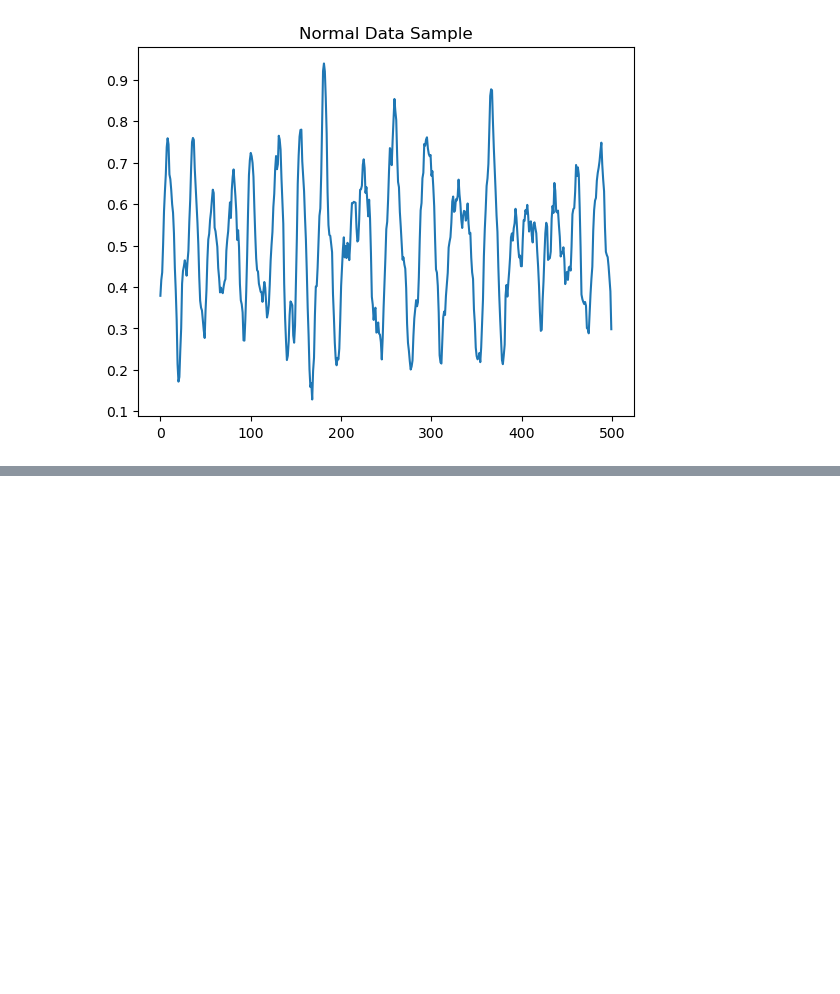
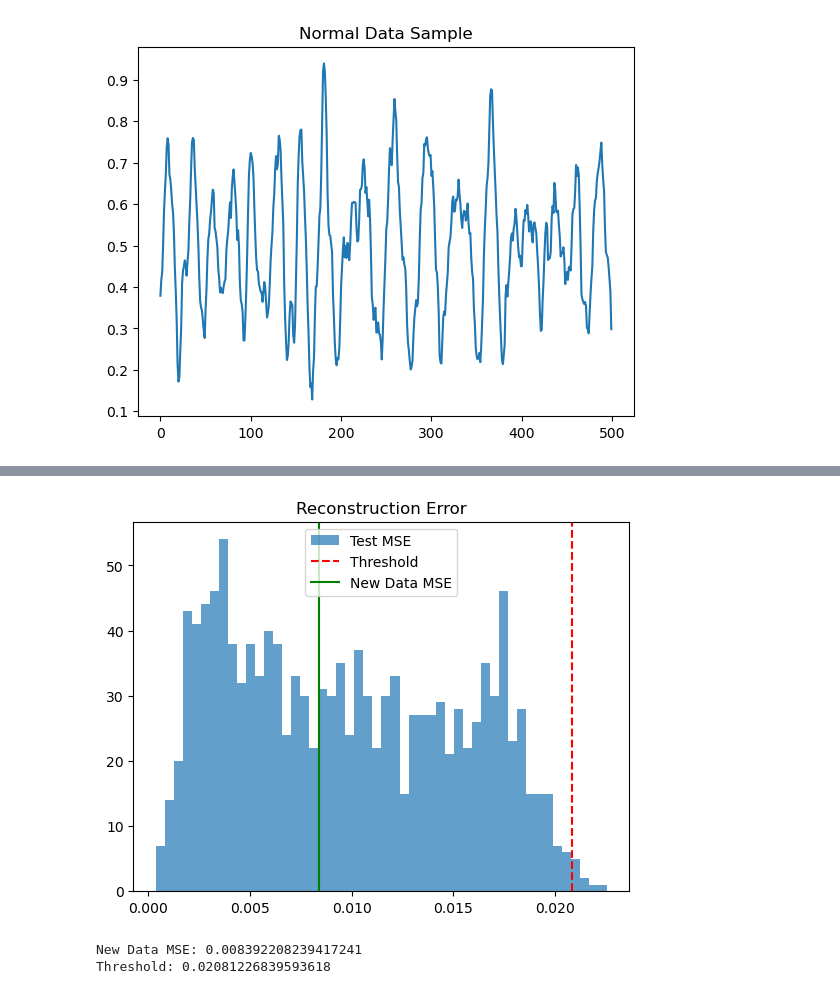
Before and after one commit to 1TAEKIM/Improvement-of-defect-rate, a Jupyter notebook: autoencoder.ipynb, the cells around one changed output, grey strips where cells are left out. Drawn from its saved outputs; the diff is of its cells as text; code cells hidden in the pictures; blank space fills up the shorter version.

```diff
--- a/autoencoder.ipynb
+++ b/autoencoder.ipynb
@@ -161,0 +162,35 @@ weighted avg       0.33      0.51      0.35      1320
+# %%
+import numpy as np
+import matplotlib.pyplot as plt
+
+# 새로운 센서 데이터 입력 (임의로 생성된 데이터 예시)
+new_sensor_data = np.random.rand(1, 500)  # 500개의 센서 데이터를 가진 1개의 샘플
+
+# 데이터 정규화
+new_sensor_data_scaled = scaler.transform(new_sensor_data)
+
+# 재구성 오차 계산
+new_reconstruction = autoencoder.predict(new_sensor_data_scaled)
+new_mse = np.mean(np.power(new_sensor_data_scaled - new_reconstruction, 2), axis=1)
+
+# 임계값과 비교하여 정상/비정상 판단
+is_abnormal = new_mse > threshold
+
+# 결과 출력
+if is_abnormal:
+    print("비정상 데이터입니다.")
+else:
+    print("정상 데이터입니다.")
+
+# 재구성 오차 시각화
+plt.hist(mse, bins=50, alpha=0.7, label='Test MSE')
+plt.axvline(threshold, color='r', linestyle='--', label='Threshold')
+plt.axvline(new_mse, color='g', linestyle='-', label='New Data MSE')
+plt.title('Reconstruction Error')
+plt.legend()
+plt.show()
+
+# 재구성 오차 값 출력
+print(f"New Data MSE: {new_mse[0]}")
+print(f"Threshold: {threshold}")
+# %% [output]
@@ -161,0 +199,3 @@ weighted avg       0.33      0.51      0.35      1320
+[figure, added]
+New Data MSE: 0.008392208239417241
+Threshold: 0.02081226839593618
```
Also changed, not shown: parts of 3 cells of this notebook, 3 other files.
